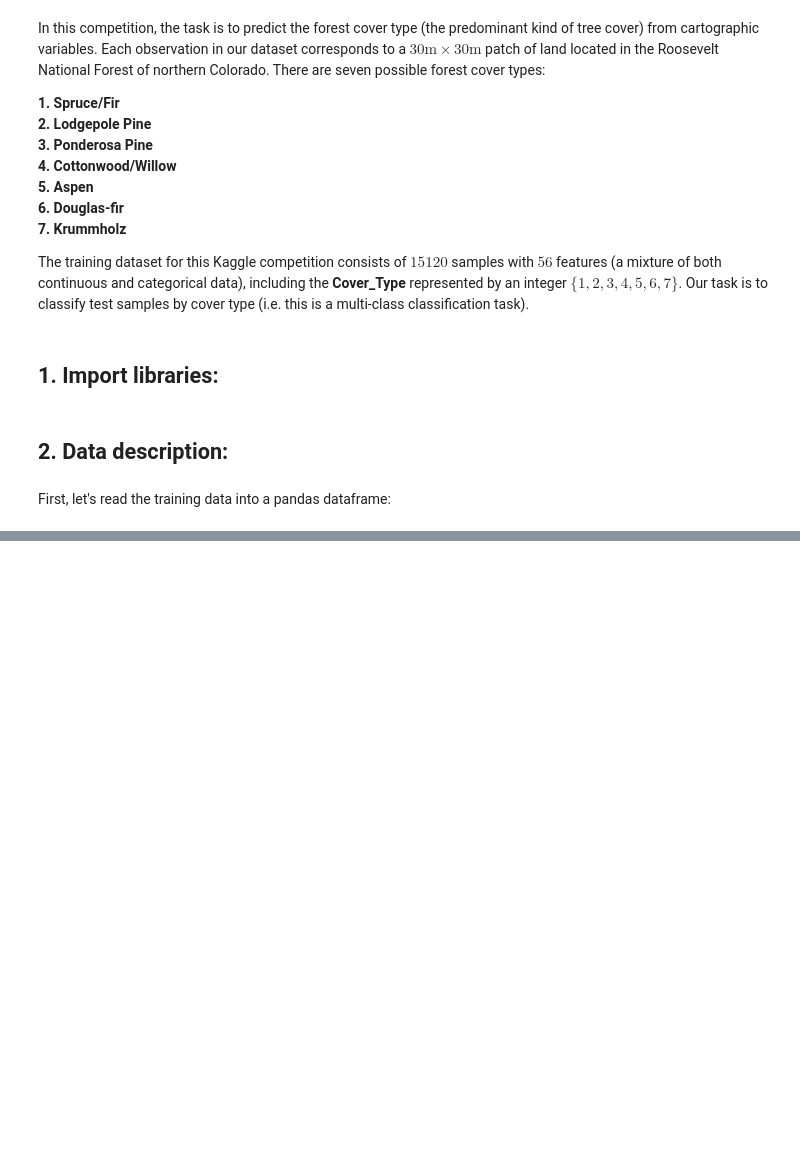
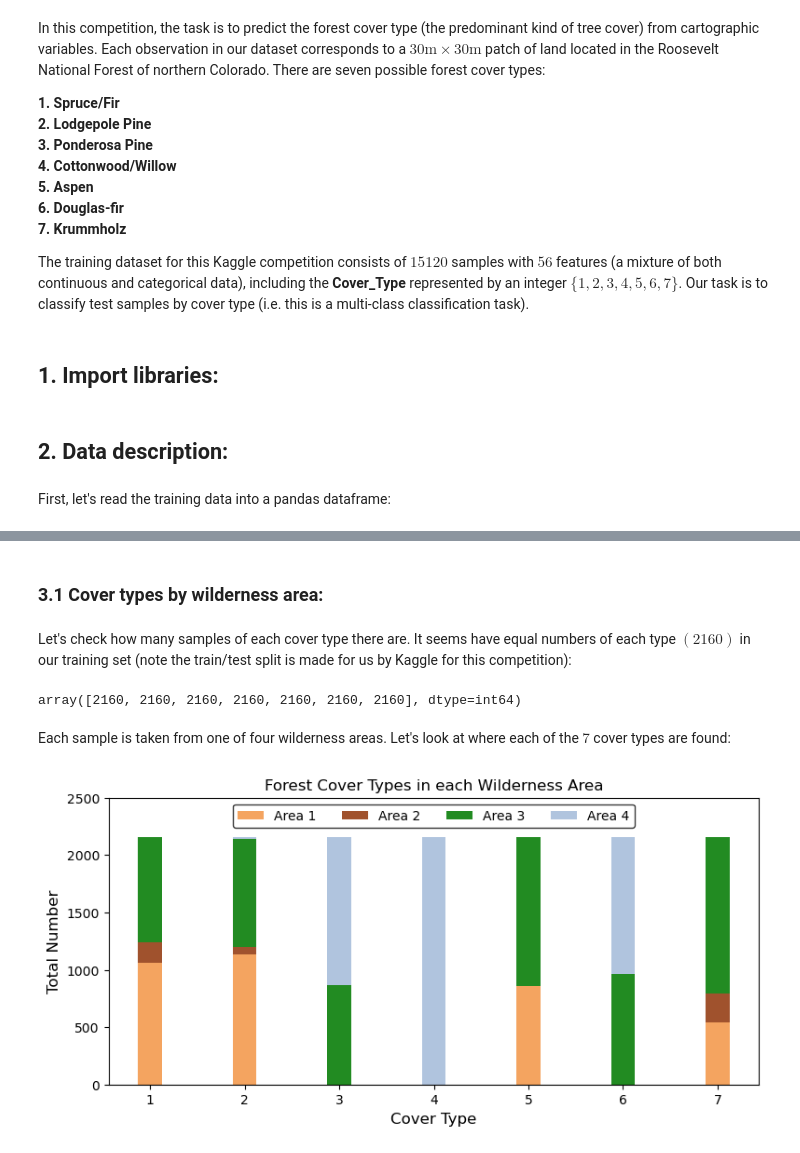
Before and after one commit to owenpb/Kaggle-Forest-Cover-Prediction, a Jupyter notebook: kaggle-forest-cover.ipynb, the cells around one changed output, grey strips where cells are left out. Cells and saved outputs as stored; diff of their text form; code cells hidden in the pictures; blank space fills up the shorter version.

```diff
--- a/kaggle-forest-cover.ipynb
+++ b/kaggle-forest-cover.ipynb
@@ -44,0 +77,3 @@ df.head()
+# %%
+df = df.drop(["Id"], axis=1)
+df.head()
@@ -44,0 +102,30 @@ df.head()
+# %% [markdown]
+### 3.1 Cover types by wilderness area:
+# %% [markdown]
+Let's check how many samples of each cover type there are. It seems have equal numbers of each type $(2160)$ in our training set (note the train/test split is made for us by Kaggle for this competition):
+# %%
+cover_type_counts = np.asarray(df.groupby(["Cover_Type"]).size())
+cover_type_counts
+# %% [output]
+array([2160, 2160, 2160, 2160, 2160, 2160, 2160], dtype=int64)
+# %% [markdown]
+Each sample is taken from one of four wilderness areas. Let's look at where each of the $7$ cover types are found:
+# %%
+area_1_counts = np.asarray(df.groupby(["Cover_Type"]).sum()["Wilderness_Area1"])
+area_2_counts = np.asarray(df.groupby(["Cover_Type"]).sum()["Wilderness_Area2"])
+area_3_counts = np.asarray(df.groupby(["Cover_Type"]).sum()["Wilderness_Area3"])
+area_4_counts = np.asarray(df.groupby(["Cover_Type"]).sum()["Wilderness_Area4"])
+# %%
+plt.figure(figsize=(9, 4))
+p1 = plt.bar(range(1,8), area_1_counts, width=0.25, color='sandybrown', label="Area 1")
+p2 = plt.bar(range(1,8), area_2_counts, width=0.25, bottom=area_1_counts, color='sienna', label="Area 2")
+p3 = plt.bar(range(1,8), area_3_counts, width=0.25, bottom=area_1_counts+area_2_counts, color='forestgreen', label="Area 3")
+p4 = plt.bar(range(1,8), area_4_counts, width=0.25, bottom=area_1_counts+area_2_counts+area_3_counts, color='lightsteelblue', label="Area 4")
+plt.ylim([0, 2500])
+plt.legend(ncol=4, loc="upper center", frameon=True, edgecolor='k')
+plt.xlabel("Cover Type", fontsize=12)
+plt.ylabel("Total Number", fontsize=12)
+plt.title("Forest Cover Types in each Wilderness Area", fontsize=12)
+plt.show()
+# %% [output]
+[figure, added]
```
Also changed, not shown: parts of 29 cells of this notebook.
